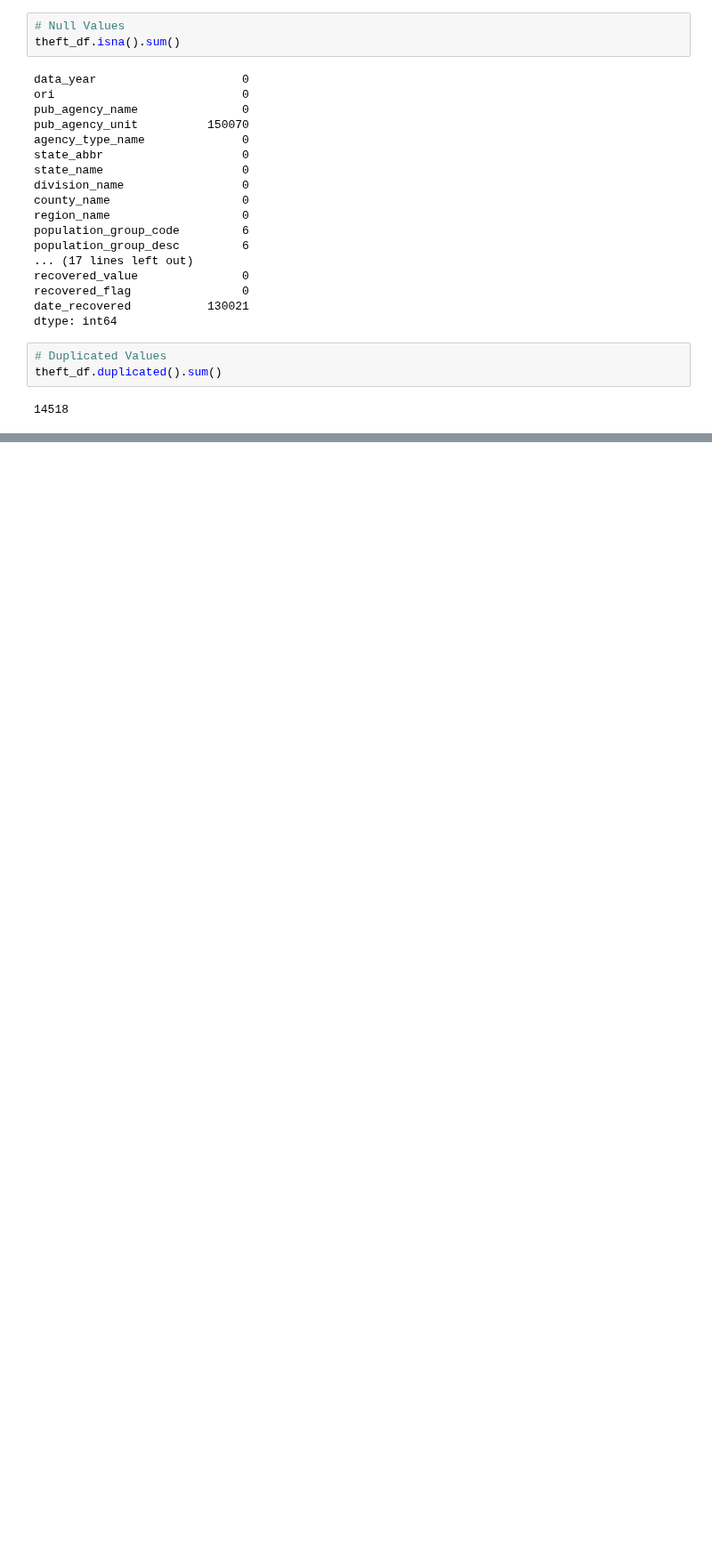
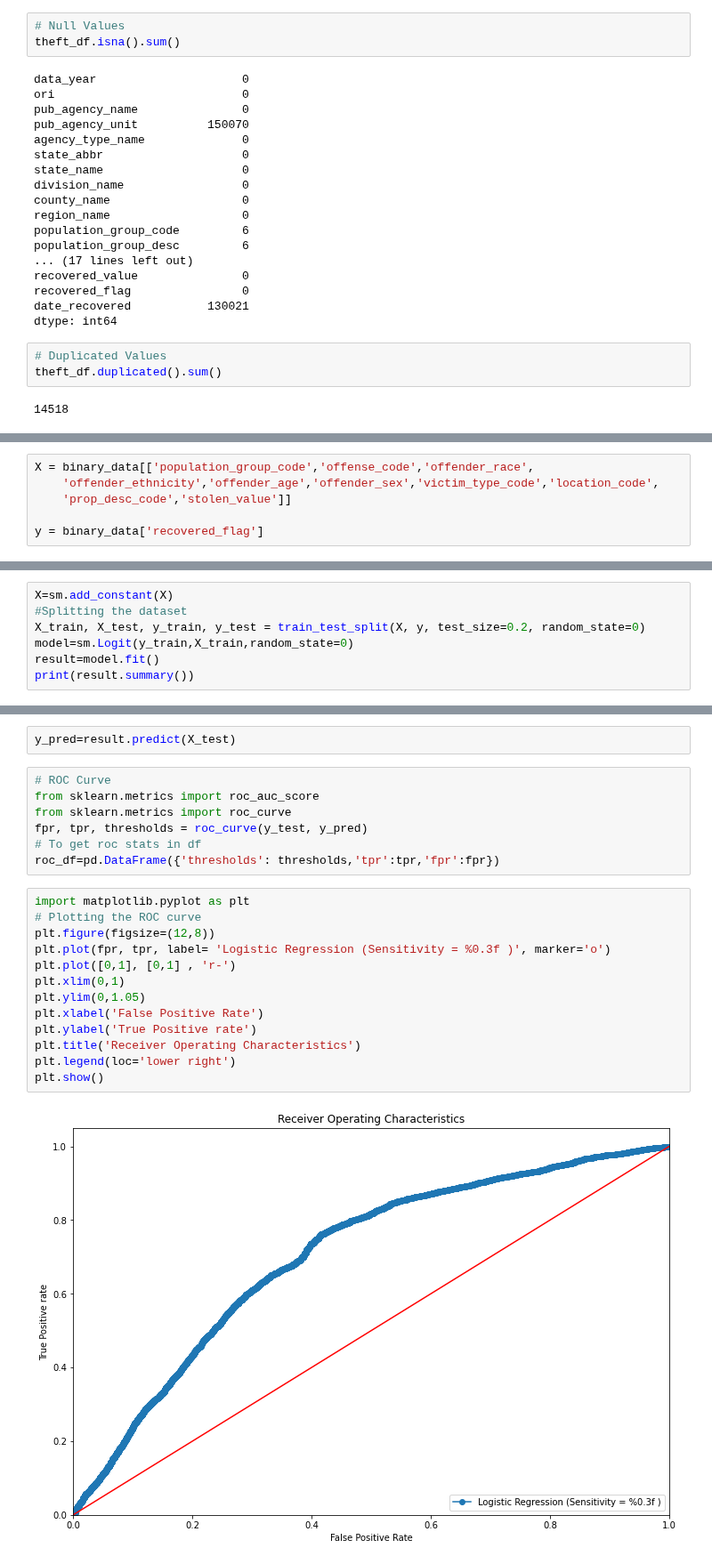
Before and after one commit to Jelsik/DataVisFinalProject-Pentagon, a Jupyter notebook: Cargo Theft Analysis.ipynb, the cells around one changed output, grey strips where cells are left out. Shown at 89% size. Saved outputs shown, nothing was run; the diff lists cells and outputs as text; blank space fills up the shorter version.

Commit message:
Completed Logistic Regression Analysis
Completed some parts of hypothesis and other parts. will gather new parts.

```diff
--- a/Cargo Theft Analysis.ipynb
+++ b/Cargo Theft Analysis.ipynb
@@ -144,0 +467,6 @@ theft_cleaned_df.to_csv('Resources/cargo_theft_cleaned.csv', index=False)
+# %%
+X = binary_data[['population_group_code','offense_code','offender_race',
+    'offender_ethnicity','offender_age','offender_sex','victim_type_code','location_code',
+    'prop_desc_code','stolen_value']]
+
+y = binary_data['recovered_flag']
@@ -144,0 +555,7 @@ theft_cleaned_df.to_csv('Resources/cargo_theft_cleaned.csv', index=False)
+# %%
+X=sm.add_constant(X)
+#Splitting the dataset
+X_train, X_test, y_train, y_test = train_test_split(X, y, test_size=0.2, random_state=0)
+model=sm.Logit(y_train,X_train,random_state=0)
+result=model.fit()
+print(result.summary())
@@ -144,0 +634,24 @@ theft_cleaned_df.to_csv('Resources/cargo_theft_cleaned.csv', index=False)
+# %%
+y_pred=result.predict(X_test)
+# %%
+# ROC Curve
+from sklearn.metrics import roc_auc_score
+from sklearn.metrics import roc_curve
+fpr, tpr, thresholds = roc_curve(y_test, y_pred)
+# To get roc stats in df
+roc_df=pd.DataFrame({'thresholds': thresholds,'tpr':tpr,'fpr':fpr})
+# %%
+import matplotlib.pyplot as plt
+# Plotting the ROC curve
+plt.figure(figsize=(12,8))
+plt.plot(fpr, tpr, label= 'Logistic Regression (Sensitivity = %0.3f )', marker='o')
+plt.plot([0,1], [0,1] , 'r-')
+plt.xlim(0,1)
+plt.ylim(0,1.05)
+plt.xlabel('False Positive Rate')
+plt.ylabel('True Positive rate')
+plt.title('Receiver Operating Characteristics')
+plt.legend(loc='lower right')
+plt.show()
+# %% [output]
+[figure, added]
```
Also changed, not shown: parts of 68 cells of this notebook.
